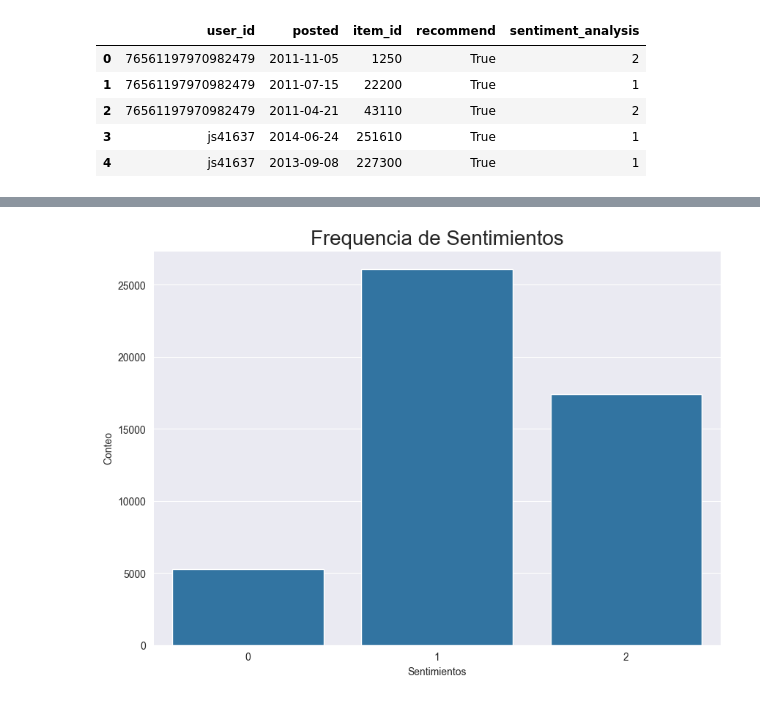
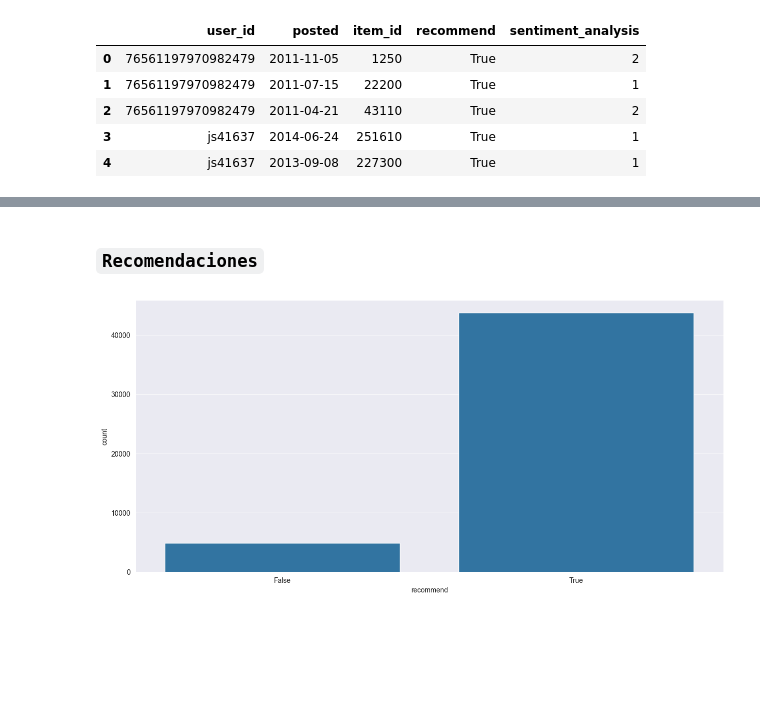
Before and after one commit to RodrigoLopezNunez17/MLOps-PI1, a Jupyter notebook: EDA/user_reviews.ipynb, the cells around one changed output, grey strips where cells are left out. Saved outputs shown, nothing was run; the diff lists cells and outputs as text; code cells hidden in the pictures; blank space fills up the shorter version.

```diff
--- a/EDA/user_reviews.ipynb
+++ b/EDA/user_reviews.ipynb
@@ -16,11 +114,10 @@ user_reviews.head()
+# %% [markdown]
+### **`Recomendaciones`**
 # %%
-plt.figure(figsize=(10,7))
+plt.figure(figsize=(15,7))
 
-sns.countplot(data=user_reviews, x='sentiment_analysis')
+sns.countplot(data=user_reviews, x="recommend")
 
-plt.title("Frequencia de Sentimientos",fontsize=20)
-plt.ylabel("Conteo")
-plt.xlabel("Sentimientos")
 plt.show()
 # %% [output]
-[figure, old version]
+[figure, new version]
```
Also changed, not shown: parts of 18 cells of this notebook, 2 other files.
